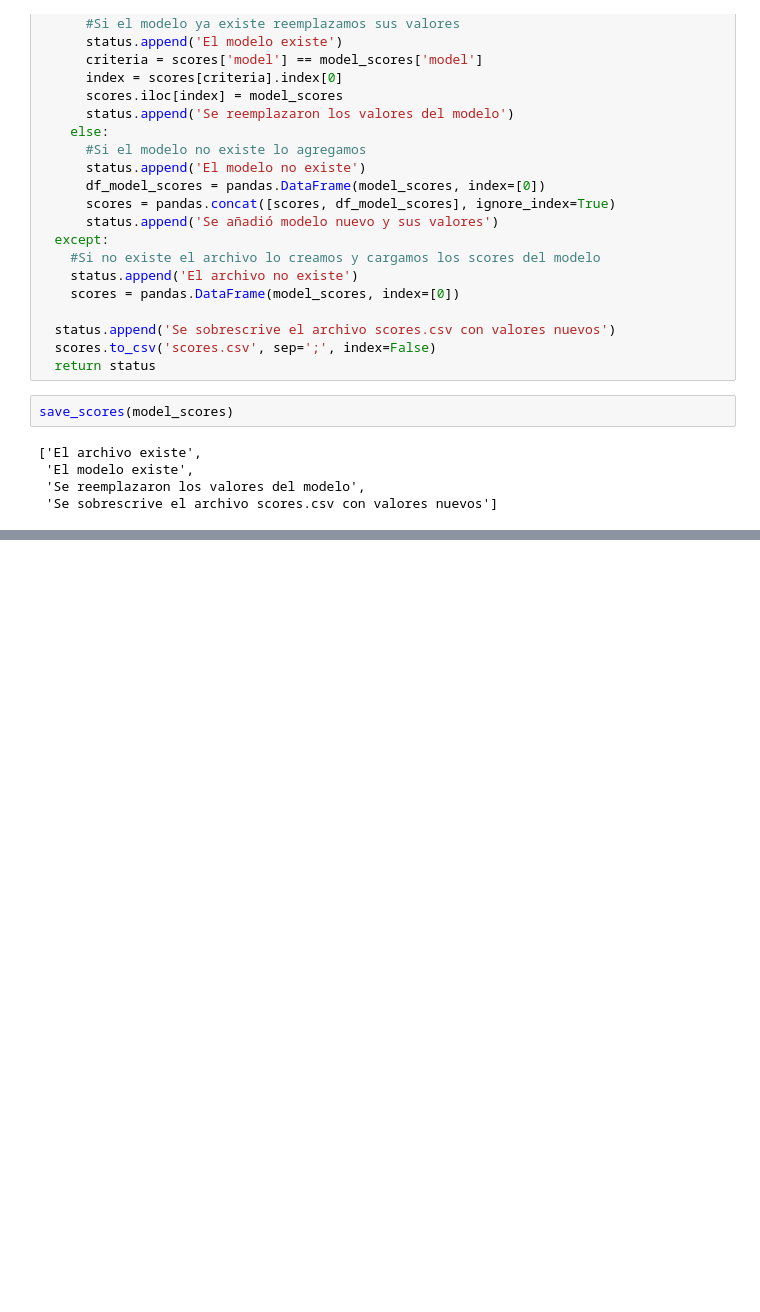
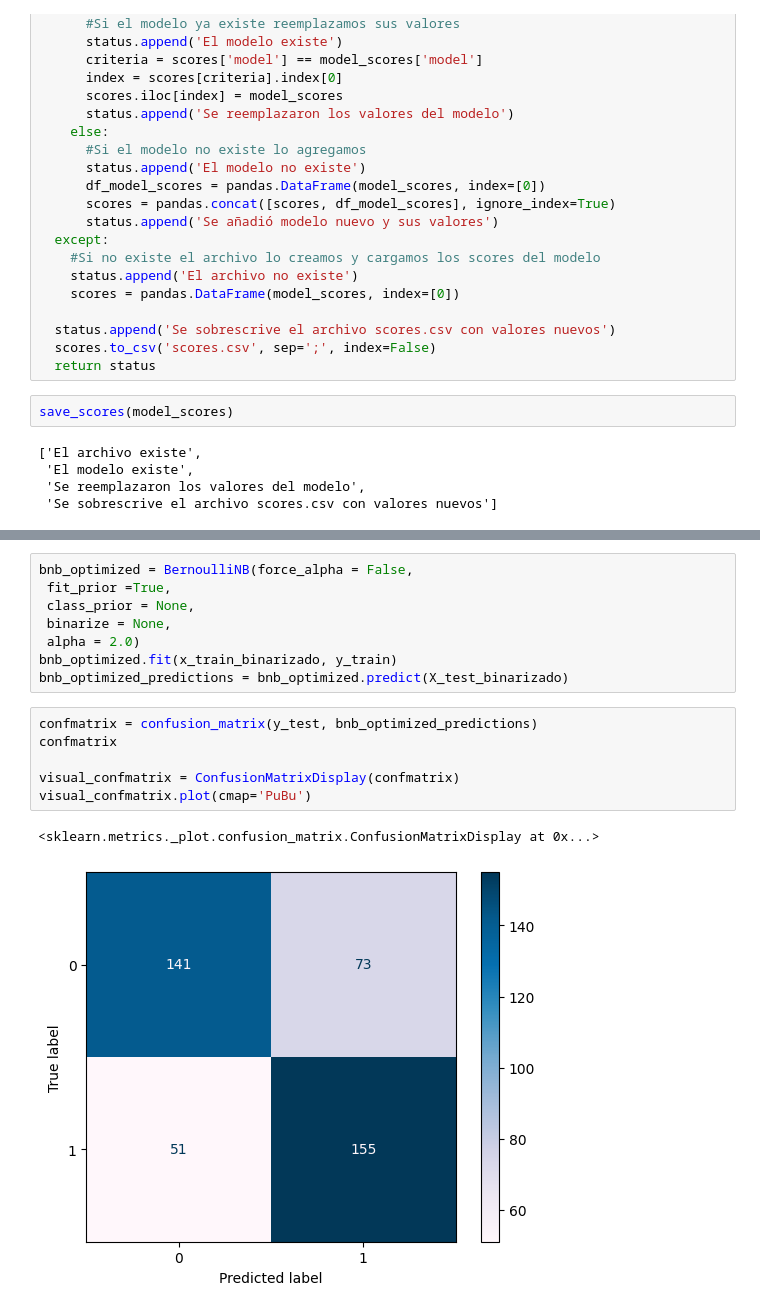
Before and after one commit to pabloing93/credit-scoring-prediction, a Jupyter notebook: model_naiveBayes(bernulliNB).ipynb, the cells around one changed output, grey strips where cells are left out. Drawn from its saved outputs; the diff is of its cells as text; blank space fills up the shorter version.

```diff
--- a/model_naiveBayes(bernulliNB).ipynb
+++ b/model_naiveBayes(bernulliNB).ipynb
@@ -190,0 +240,17 @@ save_scores(model_scores)
+# %%
+bnb_optimized = BernoulliNB(force_alpha = False,
+ fit_prior =True,
+ class_prior = None,
+ binarize = None,
+ alpha = 2.0)
+bnb_optimized.fit(x_train_binarizado, y_train)
+bnb_optimized_predictions = bnb_optimized.predict(X_test_binarizado)
+# %%
+confmatrix = confusion_matrix(y_test, bnb_optimized_predictions)
+confmatrix
+
+visual_confmatrix = ConfusionMatrixDisplay(confmatrix)
+visual_confmatrix.plot(cmap='PuBu')
+# %% [output]
+<sklearn.metrics._plot.confusion_matrix.ConfusionMatrixDisplay at 0x...>
+[figure, added]
```
Also changed, not shown: parts of 11 cells of this notebook, 2 other files.
